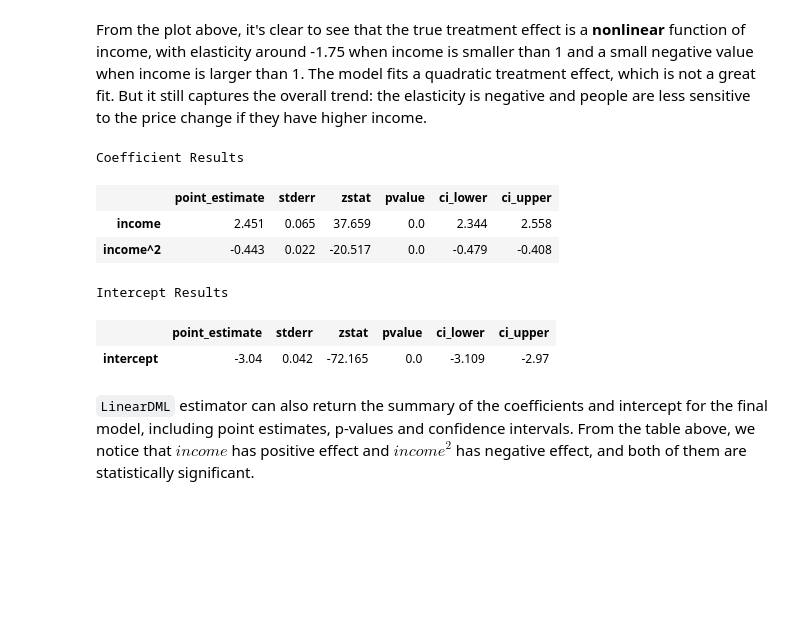
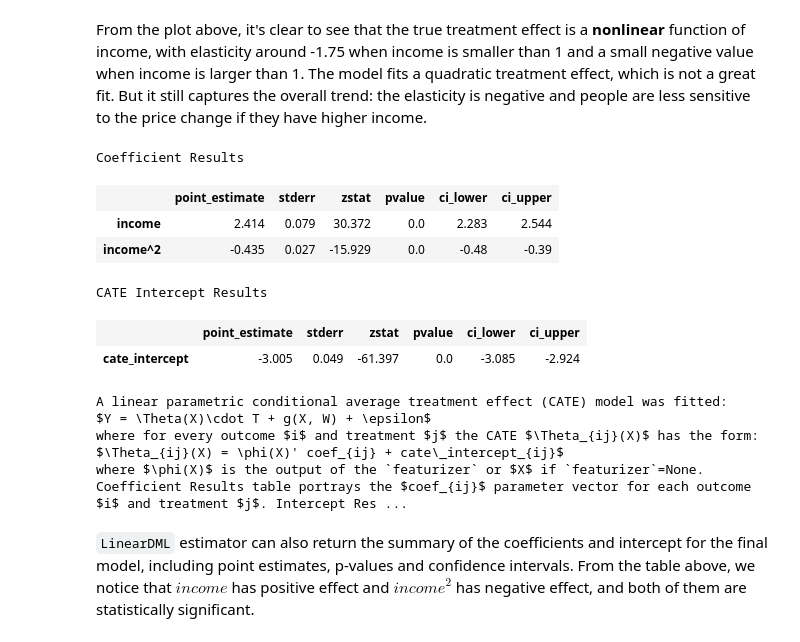
Before and after one commit to py-why/EconML, a Jupyter notebook: notebooks/CustomerScenarios/Case Study - Customer Segmentation at An Online Media Company.ipynb, the cells around one changed output. Saved outputs shown, nothing was run; the diff lists cells and outputs as text; code cells hidden in the pictures; blank space fills up the shorter version.

```diff
--- a/notebooks/CustomerScenarios/Case Study - Customer Segmentation at An Online Media Company.ipynb
+++ b/notebooks/CustomerScenarios/Case Study - Customer Segmentation at An Online Media Company.ipynb
@@ -202,15 +202,20 @@ plt.legend(loc="lower right")
 From the plot above, it's clear to see that the true treatment effect is a **nonlinear** function of income, with elasticity around -1.75 when income is smaller than 1 and a small negative value when income is larger than 1. The model fits a quadratic treatment effect, which is not a great fit. But it still captures the overall trend: the elasticity is negative and people are less sensitive to the price change if they have higher income.
 # %%
 # Get the final coefficient and intercept summary
-est.summary(feat_name=X.columns)
+est.summary()
 # %% [output]
 Coefficient Results
 |  | point_estimate | stderr | zstat | pvalue | ci_lower | ci_upper |
-| income | 2.451 | 0.065 | 37.659 | 0.0 | 2.344 | 2.558 |
-| income^2 | -0.443 | 0.022 | -20.517 | 0.0 | -0.479 | -0.408 |
+| income | 2.414 | 0.079 | 30.372 | 0.0 | 2.283 | 2.544 |
+| income^2 | -0.435 | 0.027 | -15.929 | 0.0 | -0.48 | -0.39 |
-Intercept Results
+CATE Intercept Results
 |  | point_estimate | stderr | zstat | pvalue | ci_lower | ci_upper |
-| intercept | -3.04 | 0.042 | -72.165 | 0.0 | -3.109 | -2.97 |
+| cate_intercept | -3.005 | 0.049 | -61.397 | 0.0 | -3.085 | -2.924 |
+A linear parametric conditional average treatment effect (CATE) model was fitted:
+$Y = \Theta(X)\cdot T + g(X, W) + \epsilon$
+where for every outcome $i$ and treatment $j$ the CATE $\Theta_{ij}(X)$ has the form:
+$\Theta_{ij}(X) = \phi(X)' coef_{ij} + cate\_intercept_{ij}$
+where $\phi(X)$ is the output of the `featurizer` or $X$ if `featurizer`=None. Coefficient Results table portrays the $coef_{ij}$ parameter vector for each outcome $i$ and treatment $j$. Intercept Res ...
 # %% [markdown]
 `LinearDML` estimator can also return the summary of the coefficients and intercept for the final model, including point estimates, p-values and confidence intervals. From the table above, we notice that $income$ has positive effect and ${income}^2$ has negative effect, and both of them are statistically significant.
 # %% [markdown]
```
Also changed, not shown: parts of 4 cells of this notebook, 13 other files.
